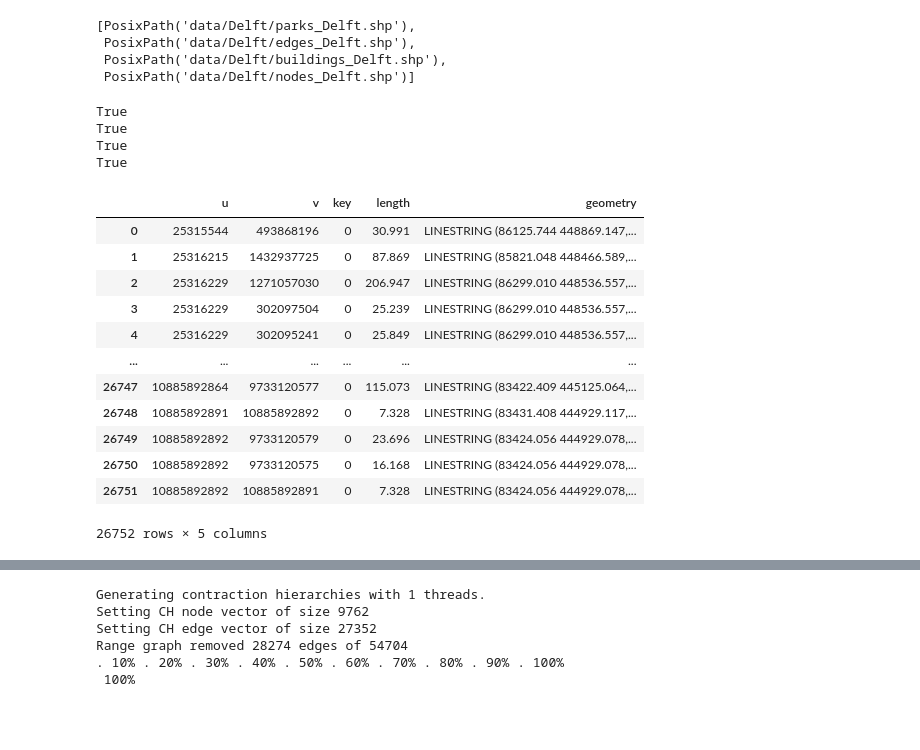
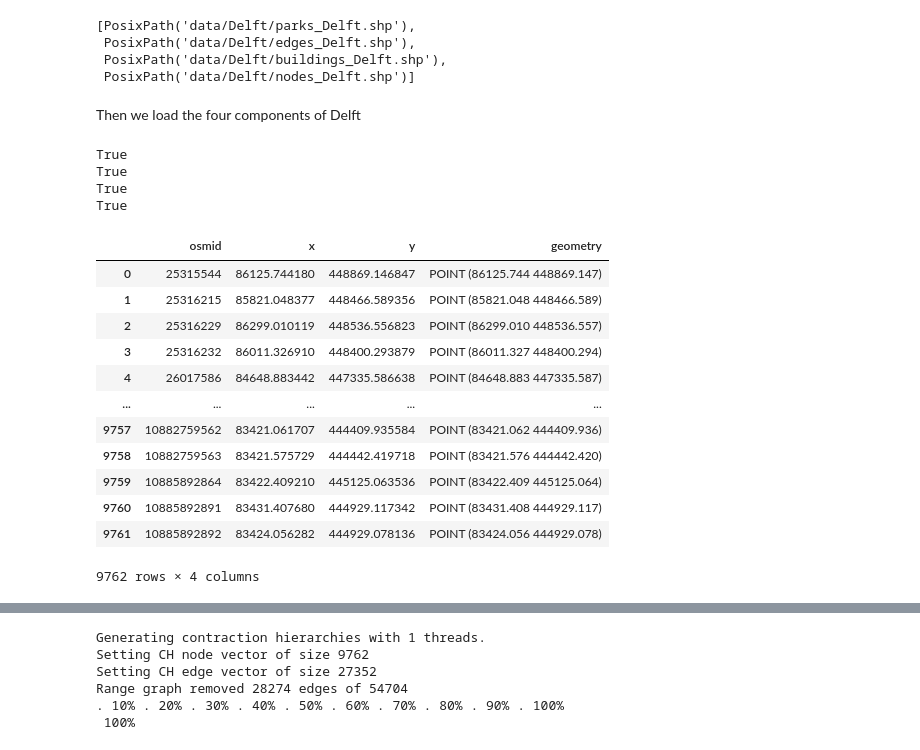
Before and after one commit to RS-DAT/2023-05-22-scalable-GIS, a Jupyter notebook: notebooks/01-accessibility-analysis-one-city.ipynb, the cells around one changed output, grey strips where cells are left out. Cells and saved outputs as stored; diff of their text form; code cells hidden in the pictures; blank space fills up the shorter version.

```diff
--- a/notebooks/01-accessibility-analysis-one-city.ipynb
+++ b/notebooks/01-accessibility-analysis-one-city.ipynb
@@ -54,6 +54,8 @@ In the `data_9_cities` folder, there are 9 folders for 9 Dutch cities. Within ea
 # %%
 # For now we focus on the city Delft
 city = 'Delft'
+# %% [markdown]
+Then we load the four components of Delft
 # %%
 # Paths to the files
 p_nodes = data_folder / city / "nodes_{}.shp".format(city)
@@ -75,19 +77,19 @@ nodes = gpd.read_file(p_nodes)
 edges = gpd.read_file(p_edges)
 parks = gpd.read_file(p_parks)
 buildings = gpd.read_file(p_buildings)
-# %%
-edges
-# %% [output]
-|  | u | v | key | length | geometry |
-| 0 | 25315544 | 493868196 | 0 | 30.991 | LINESTRING (86125.744 448869.147,... |
-| 1 | 25316215 | 1432937725 | 0 | 87.869 | LINESTRING (85821.048 448466.589,... |
-| 2 | 25316229 | 1271057030 | 0 | 206.947 | LINESTRING (86299.010 448536.557,... |
-| 3 | 25316229 | 302097504 | 0 | 25.239 | LINESTRING (86299.010 448536.557,... |
-| 4 | 25316229 | 302095241 | 0 | 25.849 | LINESTRING (86299.010 448536.557,... |
-| ... | ... | ... | ... | ... | ... |
-| 26747 | 10885892864 | 9733120577 | 0 | 115.073 | LINESTRING (83422.409 445125.064,... |
-| 26748 | 10885892891 | 10885892892 | 0 | 7.328 | LINESTRING (83431.408 444929.117,... |
-| 26749 | 10885892892 | 9733120579 | 0 | 23.696 | LINESTRING (83424.056 444929.078,... |
-| 26750 | 10885892892 | 9733120575 | 0 | 16.168 | LINESTRING (83424.056 444929.078,... |
-| 26751 | 10885892892 | 10885892891 | 0 | 7.328 | LINESTRING (83424.056 444929.078,... |
-26752 rows × 5 columns
+# %%
+nodes
+# %% [output]
+|  | osmid | x | y | geometry |
+| 0 | 25315544 | 86125.744180 | 448869.146847 | POINT (86125.744 448869.147) |
+| 1 | 25316215 | 85821.048377 | 448466.589356 | POINT (85821.048 448466.589) |
+| 2 | 25316229 | 86299.010119 | 448536.556823 | POINT (86299.010 448536.557) |
+| 3 | 25316232 | 86011.326910 | 448400.293879 | POINT (86011.327 448400.294) |
+| 4 | 26017586 | 84648.883442 | 447335.586638 | POINT (84648.883 447335.587) |
+| ... | ... | ... | ... | ... |
+| 9757 | 10882759562 | 83421.061707 | 444409.935584 | POINT (83421.062 444409.936) |
+| 9758 | 10882759563 | 83421.575729 | 444442.419718 | POINT (83421.576 444442.420) |
+| 9759 | 10885892864 | 83422.409210 | 445125.063536 | POINT (83422.409 445125.064) |
+| 9760 | 10885892891 | 83431.407680 | 444929.117342 | POINT (83431.408 444929.117) |
+| 9761 | 10885892892 | 83424.056282 | 444929.078136 | POINT (83424.056 444929.078) |
+9762 rows × 4 columns
```
Also changed, not shown: parts of 8 cells of this notebook.
